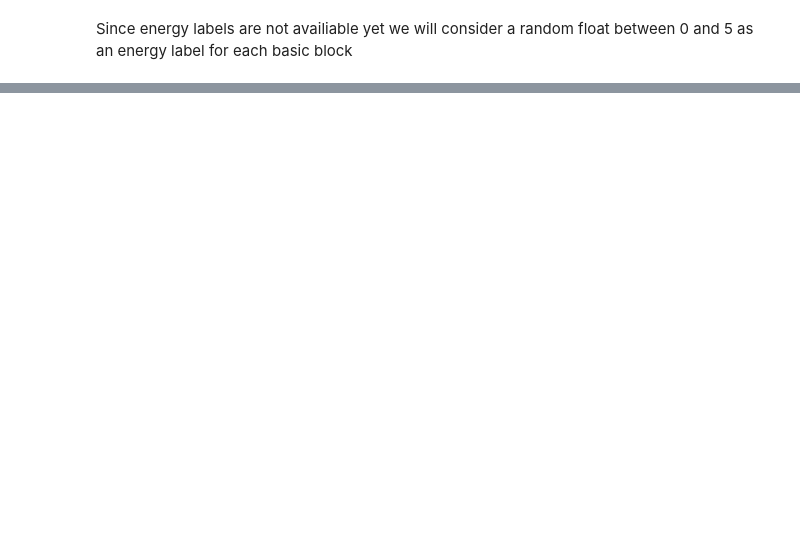
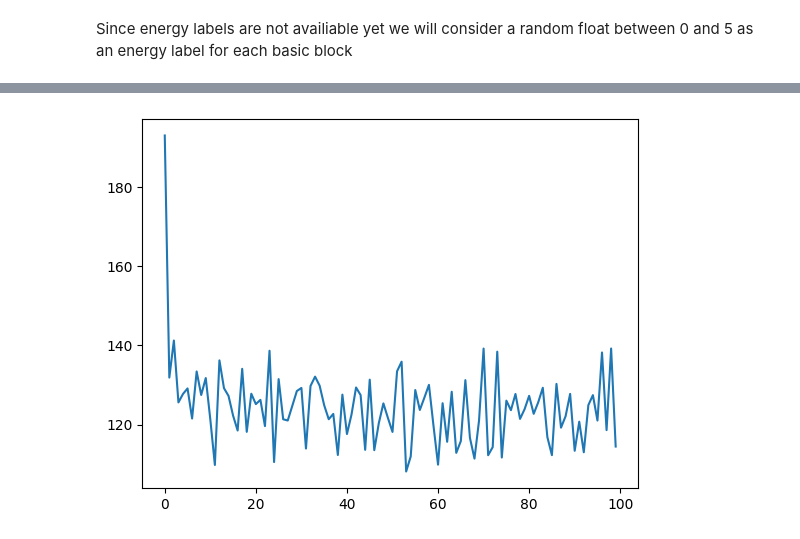
Before and after one commit to Thodorissio/basic-block-energy-prediction, a Jupyter notebook: playground/energy-prediction/energy_prediction.ipynb, the cells around one changed output, grey strips where cells are left out. Drawn from its saved outputs; the diff is of its cells as text; code cells hidden in the pictures; blank space fills up the shorter version.

```diff
--- a/playground/energy-prediction/energy_prediction.ipynb
+++ b/playground/energy-prediction/energy_prediction.ipynb
@@ -62,0 +287,34 @@ plt.show()
+# %%
+class Simple_Regressor(nn.Module):
+
+    def __init__(self, emb_size: int) -> None:
+        super().__init__()
+
+        self.dense = nn.Linear(emb_size, 256)
+        self.dense2 = nn.Linear(256, 128)
+        self.dense3 = nn.Linear(128, 64)
+        self.dense4 = nn.Linear(64, 16)
+        self.dense5 = nn.Linear(16, 4)
+        self.dropout = nn.Dropout(0.1)
+        self.dropout2 = nn.Dropout(0.05)
+        self.regressor = nn.Linear(4, 1)
+
+    def forward(self, x):
+
+        out = self.dense(x)
+        out = self.dropout(out)
+        out = self.dense2(out)
+        out = self.dropout(out)
+        out = self.dense3(out)
+        out = self.dropout(out)
+        out = self.dense4(out)
+        out = self.dropout2(out)
+        out = self.dense5(out)
+        out = self.regressor(out)
+
+        return out
+# %%
+EMBEDDING_DIM = train_data.__getitem__(0)[0].shape[0]
+
+model = Simple_Regressor(emb_size=EMBEDDING_DIM)
+print(model)
@@ -62,0 +402,5 @@ plt.show()
+# %%
+plt.plot(train_losses)
+plt.show()
+# %% [output]
+[figure, added]
```
Also changed, not shown: parts of 26 cells of this notebook, 6 other files.
